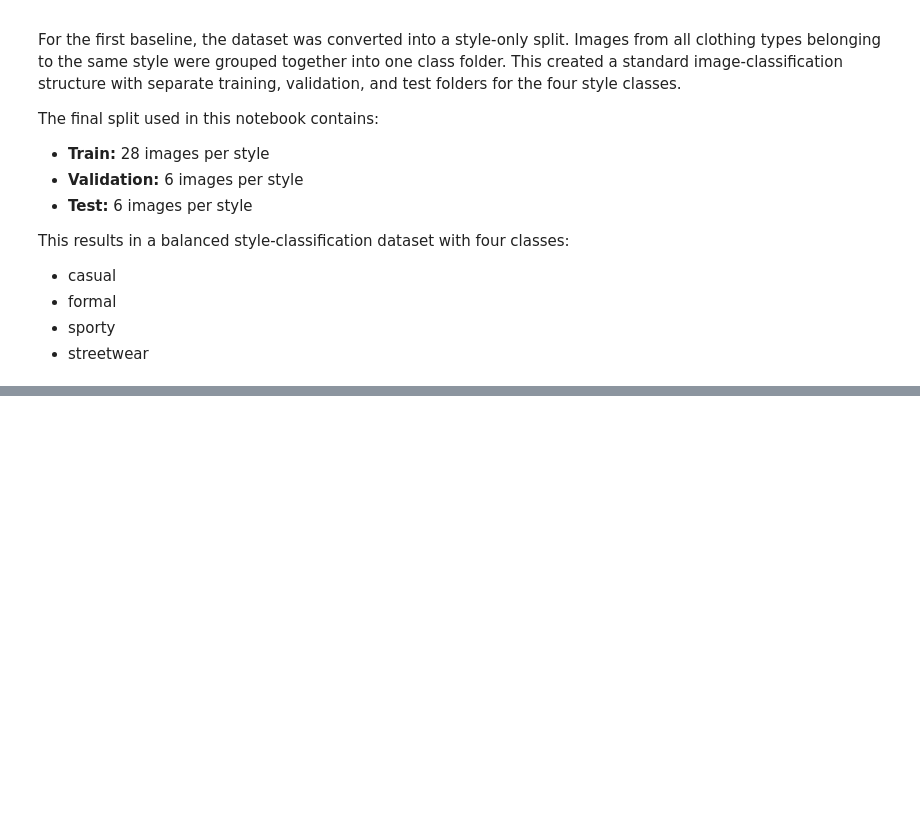
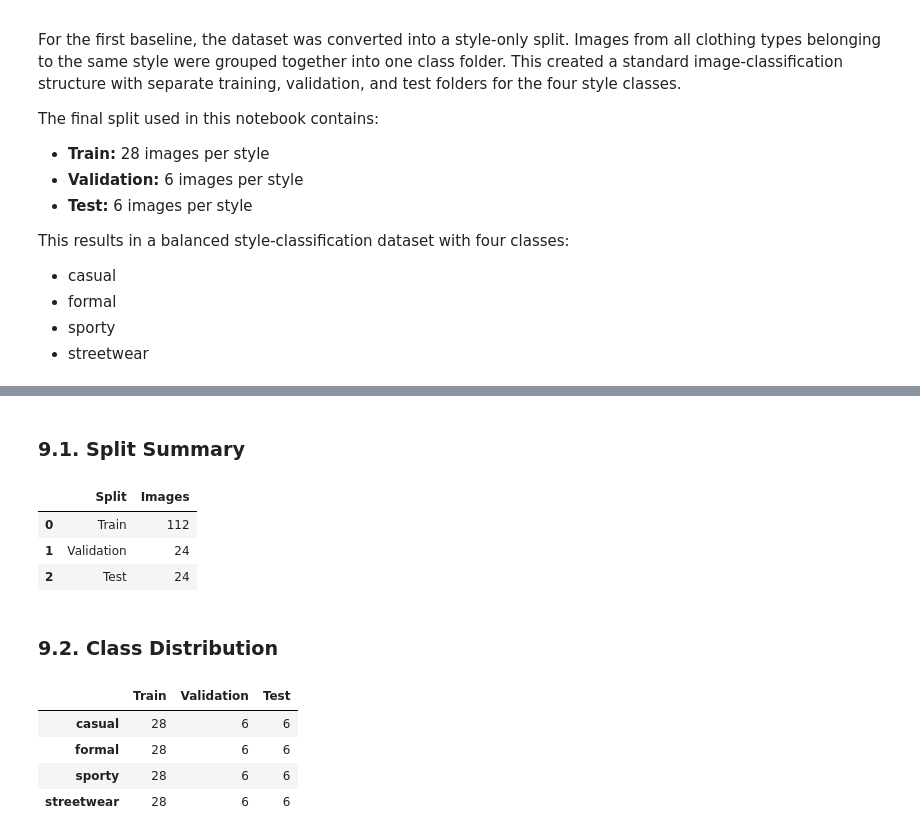
Before and after one commit to DimitarMalamski/outfit-recommendation-project, a Jupyter notebook: notebooks/01_fashion_style_classification_baseline.ipynb, the cells around one changed output, grey strips where cells are left out. Saved outputs shown, nothing was run; the diff lists cells and outputs as text; code cells hidden in the pictures; blank space fills up the shorter version.

```diff
--- a/notebooks/01_fashion_style_classification_baseline.ipynb
+++ b/notebooks/01_fashion_style_classification_baseline.ipynb
@@ -135,0 +225,22 @@ This results in a balanced style-classification dataset with four classes:
+# %%
+# Load datasets
+train_dataset = datasets.ImageFolder(train_dir, transform=train_transform)
+val_dataset = datasets.ImageFolder(val_dir, transform=eval_transform)
+test_dataset = datasets.ImageFolder(test_dir, transform=eval_transform)
+
+# Create dataloaders
+batch_size = 16
+
+train_loader = DataLoader(train_dataset, batch_size=batch_size, shuffle=True)
+val_loader = DataLoader(val_dataset, batch_size=batch_size, shuffle=False)
+test_loader = DataLoader(test_dataset, batch_size=batch_size, shuffle=False)
+
+# Class names
+class_names = train_dataset.classes
+num_classes = len(class_names)
+
+print("Classes:", class_names)
+print("Number of classes:", num_classes)
+print("Training images:", len(train_dataset))
+print("Validation images:", len(val_dataset))
+print("Test images:", len(test_dataset))
@@ -135,0 +262,43 @@ This results in a balanced style-classification dataset with four classes:
+# %% [markdown]
+### 9.1. Split Summary
+# %%
+# Display split sizes
+split_summary = pd.DataFrame({
+  "Split": ["Train", "Validation", "Test"],
+  "Images": [len(train_dataset), len(val_dataset), len(test_dataset)]
+})
+
+split_summary
+# %% [output]
+|  | Split | Images |
+| 0 | Train | 112 |
+| 1 | Validation | 24 |
+| 2 | Test | 24 |
+# %% [markdown]
+### 9.2. Class Distribution
+# %%
+# Count images per class in each split
+def count_images_per_class(dataset):
+  counts = {class_name: 0 for class_name in dataset.classes}
+  for _, label in dataset.samples:
+    class_name = dataset.classes[label]
+    counts[class_name] += 1
+  return counts
+
+train_counts = count_images_per_class(train_dataset)
+val_counts = count_images_per_class(val_dataset)
+test_counts = count_images_per_class(test_dataset)
+
+class_distribution = pd.DataFrame({
+  "Train": train_counts,
+  "Validation": val_counts,
+  "Test": test_counts
+})
+
+class_distribution
+# %% [output]
+|  | Train | Validation | Test |
+| casual | 28 | 6 | 6 |
+| formal | 28 | 6 | 6 |
+| sporty | 28 | 6 | 6 |
+| streetwear | 28 | 6 | 6 |
```
Also changed, not shown: parts of 9 cells of this notebook, 1 other file.
